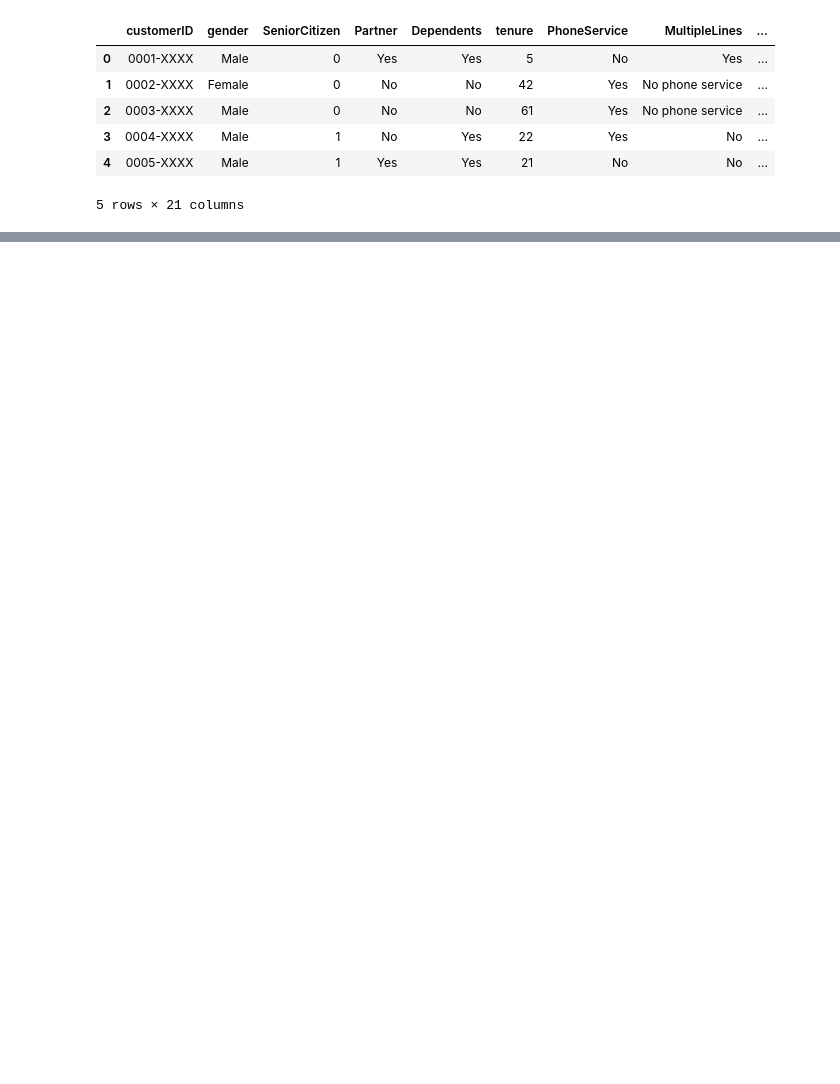
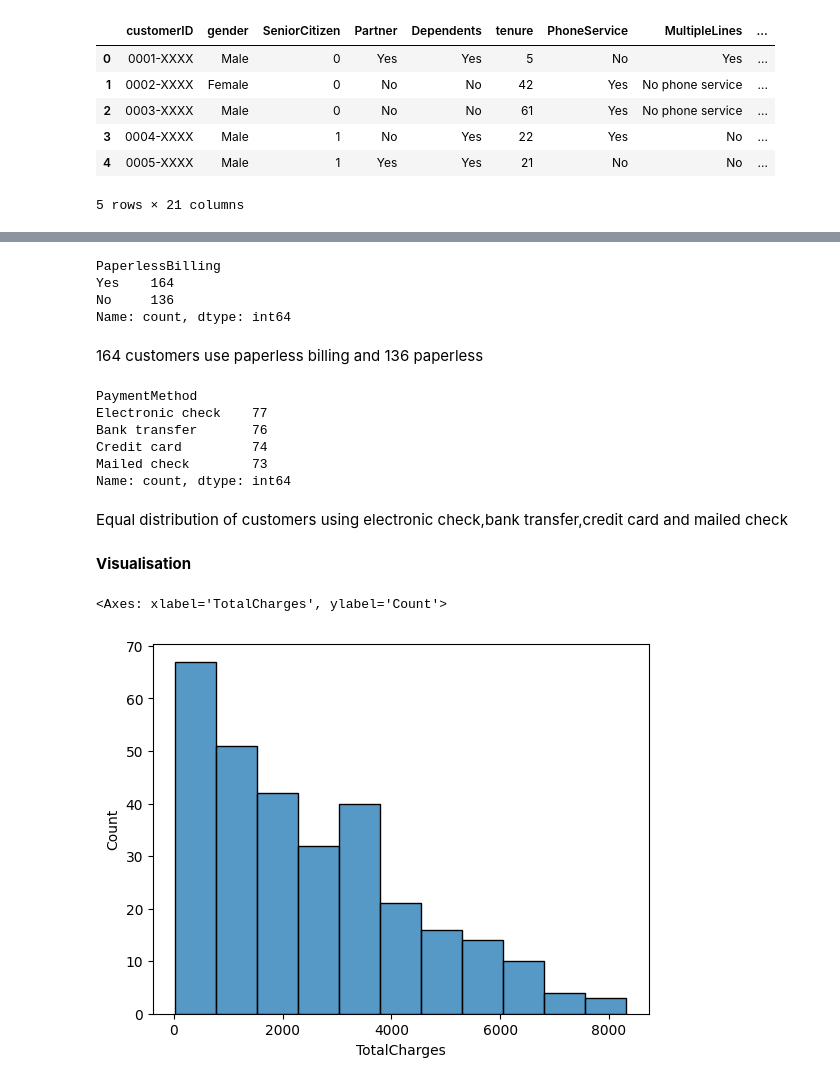
Before and after one commit to bharathkrishna711-lab/customer-churn-prediction, a Jupyter notebook: notebooks/01_eda.ipynb, the cells around one changed output, grey strips where cells are left out. Saved outputs shown, nothing was run; the diff lists cells and outputs as text; code cells hidden in the pictures; blank space fills up the shorter version.

Commit message:
Add comprehensive EDA for customer churn dataset

```diff
--- a/notebooks/01_eda.ipynb
+++ b/notebooks/01_eda.ipynb
@@ -4,7 +5,8 @@ import pandas as pd
 import seaborn as sns
 import matplotlib.pyplot as plt
 # %%
-df=pd.read_csv(df = pd.read_csv("../Dataset/customer_churn_prediction_dataset.csv")
+#loading the dataset
+df=pd.read_csv(("../Dataset/customer_churn_prediction_dataset.csv")
 )
 # %%
 df.head()
@@ -18,0 +136,27 @@ df.head()
+# %%
+df['PaperlessBilling'].value_counts()
+# %% [output]
+PaperlessBilling
+Yes    164
+No     136
+Name: count, dtype: int64
+# %% [markdown]
+164 customers use paperless billing and 136 paperless
+# %%
+df['PaymentMethod'].value_counts()
+# %% [output]
+PaymentMethod
+Electronic check    77
+Bank transfer       76
+Credit card         74
+Mailed check        73
+Name: count, dtype: int64
+# %% [markdown]
+Equal distribution of customers using electronic check,bank transfer,credit card and mailed check
+# %% [markdown]
+**Visualisation**
+# %%
+sns.histplot(df['TotalCharges'])
+# %% [output]
+<Axes: xlabel='TotalCharges', ylabel='Count'>
+[figure, added]
```
Also changed, not shown: parts of 21 cells of this notebook.
